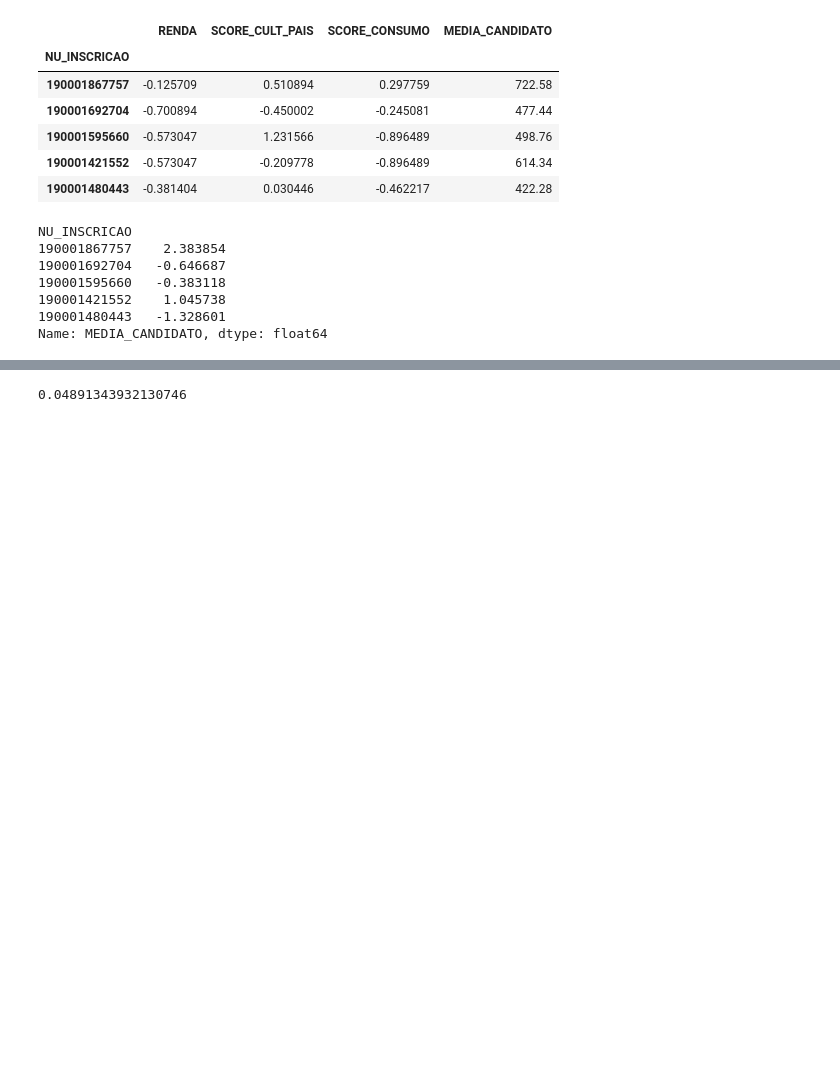
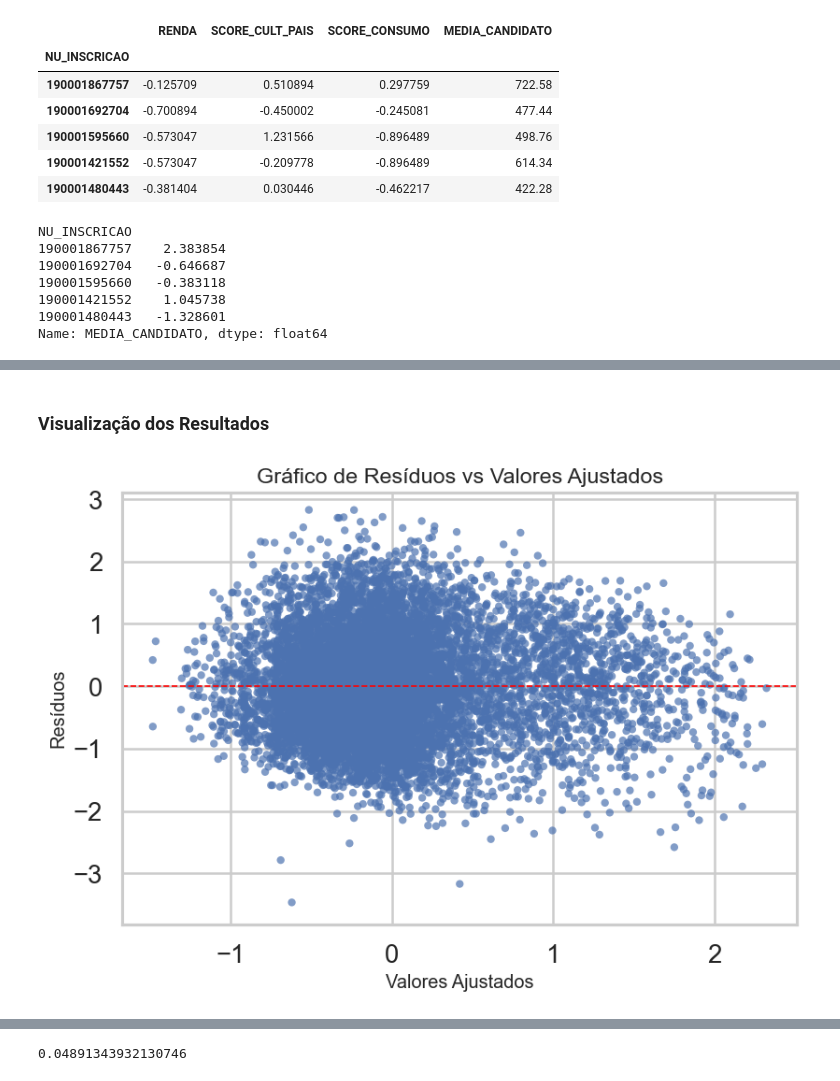
Before and after one commit to intelligent-life-paradox/statistical-modelling-enem, a Jupyter notebook: notebooks/modelagem_stat.ipynb, the cells around one changed output, grey strips where cells are left out. Cells and saved outputs as stored; diff of their text form; code cells hidden in the pictures; blank space fills up the shorter version.

```diff
--- a/notebooks/modelagem_stat.ipynb
+++ b/notebooks/modelagem_stat.ipynb
@@ -243,7 +281,25 @@ Notes:
+# %% [markdown]
+### Visualização dos Resultados
 # %%
 residuos = modelo.resid
 ajustados = modelo.fittedvalues
-fig = px.scatter(x=ajustados, y=residuos,
-                 labels={'x': 'Valores Ajustados', 'y': 'Resíduos'},
-                 title='Gráfico de Resíduos vs Valores Ajustados')
-fig.show()
+
+fig, ax = plt.subplots(figsize=(7, 5))
+
+sns.scatterplot(x=ajustados, y=residuos, s=25, alpha=0.7, edgecolor="none", ax=ax)
+
+# Linha horizontal em zero
+ax.axhline(0, color="red", linestyle="--", linewidth=1)
+
+ax.set_title("Gráfico de Resíduos vs Valores Ajustados")
+ax.set_xlabel("Valores Ajustados")
+ax.set_ylabel("Resíduos")
+
+# Opcional: ajustar limites para dar um pouco de margem visual
+ymin, ymax = residuos.min(), residuos.max()
+ax.set_ylim(ymin - 0.1 * abs(ymin), ymax + 0.1 * abs(ymax))
+
+plt.tight_layout()
+plt.show()
+# %% [output]
+[figure, added]
```
Also changed, not shown: parts of 59 cells of this notebook, 1 other file.
